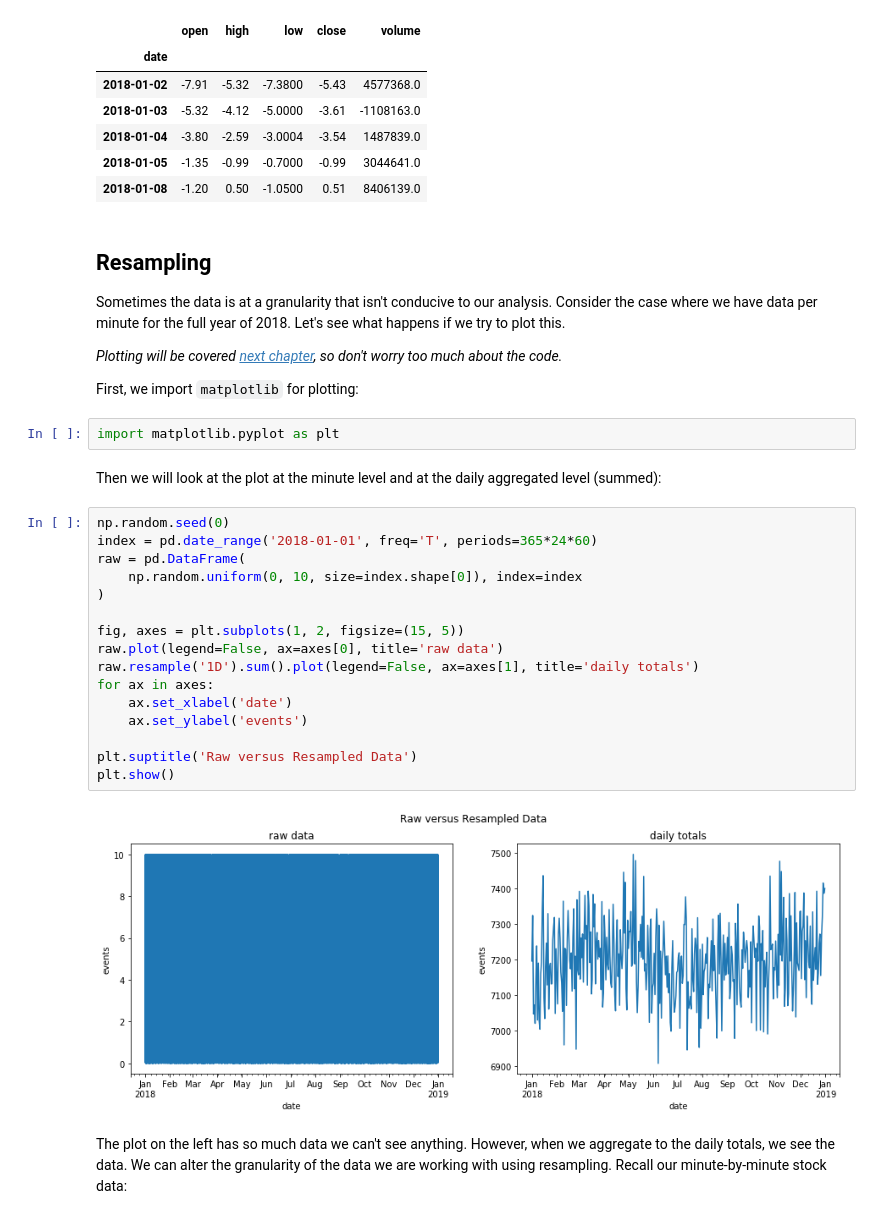
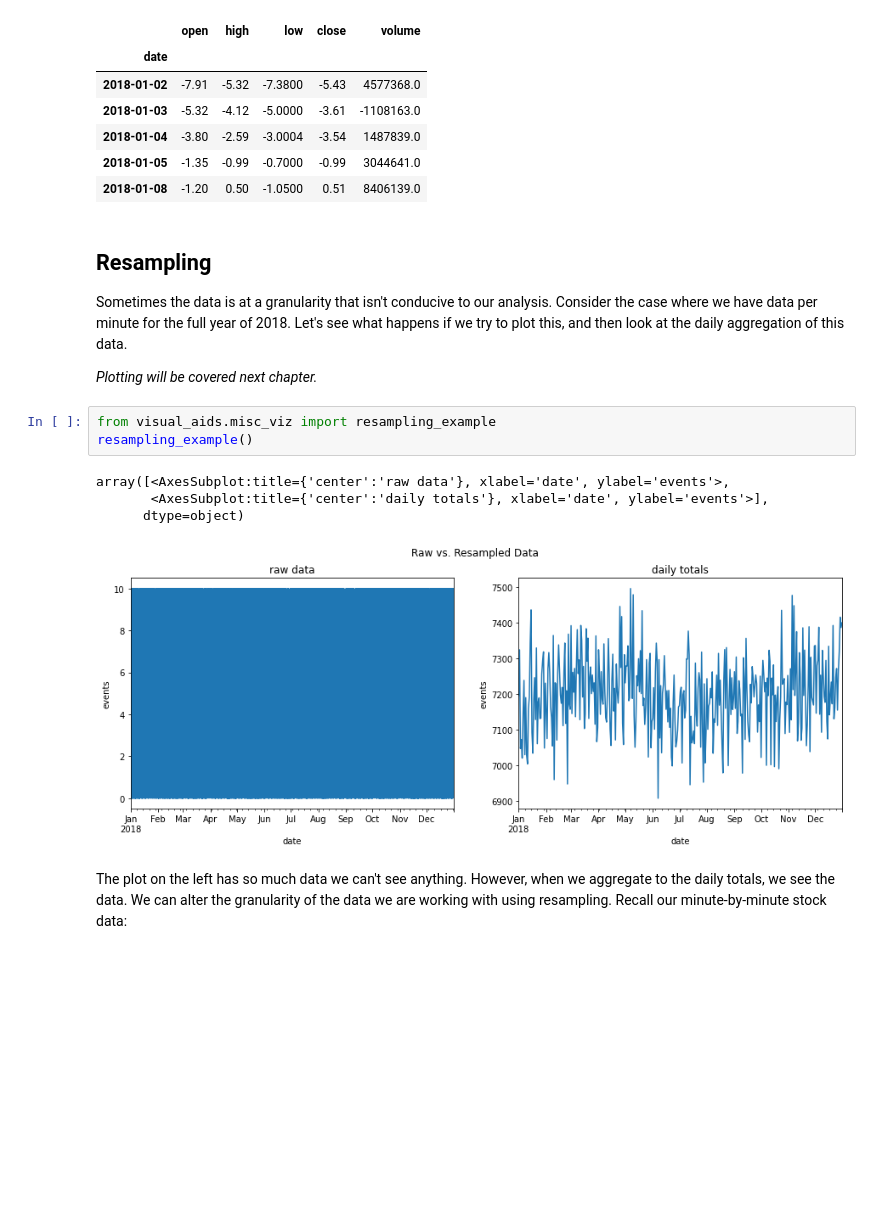
Before and after one commit to stefmolin/Hands-On-Data-Analysis-with-Pandas-2nd-edition, a Jupyter notebook: ch_04/4-time_series.ipynb, the cells around one changed output. Saved outputs shown, nothing was run; the diff lists cells and outputs as text; blank space fills up the shorter version.

Commit message:
Reorder content and move resampling plot code into visual-aids

```diff
--- a/ch_04/4-time_series.ipynb
+++ b/ch_04/4-time_series.ipynb
@@ -263,33 +264,17 @@ fb.drop(columns='trading_volume').diff(-3).head()
 | 2018-01-08 | -1.20 | 0.50 | -1.0500 | 0.51 | 8406139.0 |
 # %% [markdown]
 ## Resampling
-Sometimes the data is at a granularity that isn't conducive to our analysis. Consider the case where we have data per minute for the full year of 2018. Let's see what happens if we try to plot this.
+Sometimes the data is at a granularity that isn't conducive to our analysis. Consider the case where we have data per minute for the full year of 2018. Let's see what happens if we try to plot this, and then look at the daily aggregation of this data.
 
-*Plotting will be covered [next chapter](https://github.com/stefmolin/Hands-On-Data-Analysis-with-Pandas/tree/master/ch_05), so don't worry too much about the code.*
-
-First, we import `matplotlib` for plotting:
+*Plotting will be covered next chapter.*
-# %%
-import matplotlib.pyplot as plt
-# %% [markdown]
-Then we will look at the plot at the minute level and at the daily aggregated level (summed):
-# %%
-np.random.seed(0)
-index = pd.date_range('2018-01-01', freq='T', periods=365*24*60)
-raw = pd.DataFrame(
-    np.random.uniform(0, 10, size=index.shape[0]), index=index
-)
-
-fig, axes = plt.subplots(1, 2, figsize=(15, 5))
-raw.plot(legend=False, ax=axes[0], title='raw data')
-raw.resample('1D').sum().plot(legend=False, ax=axes[1], title='daily totals')
-for ax in axes:
-    ax.set_xlabel('date')
-    ax.set_ylabel('events')
-
-plt.suptitle('Raw versus Resampled Data')
-plt.show()
-# %% [output]
-[figure, removed]
+# %%
+from visual_aids.misc_viz import resampling_example
+resampling_example()
+# %% [output]
+array([<AxesSubplot:title={'center':'raw data'}, xlabel='date', ylabel='events'>,
+       <AxesSubplot:title={'center':'daily totals'}, xlabel='date', ylabel='events'>],
+      dtype=object)
+[figure, added]
 # %% [markdown]
 The plot on the left has so much data we can't see anything. However, when we aggregate to the daily totals, we see the data. We can alter the granularity of the data we are working with using resampling. Recall our minute-by-minute stock data:
 # %%
```
Also changed, not shown: parts of 25 cells of this notebook, 1 other file.
